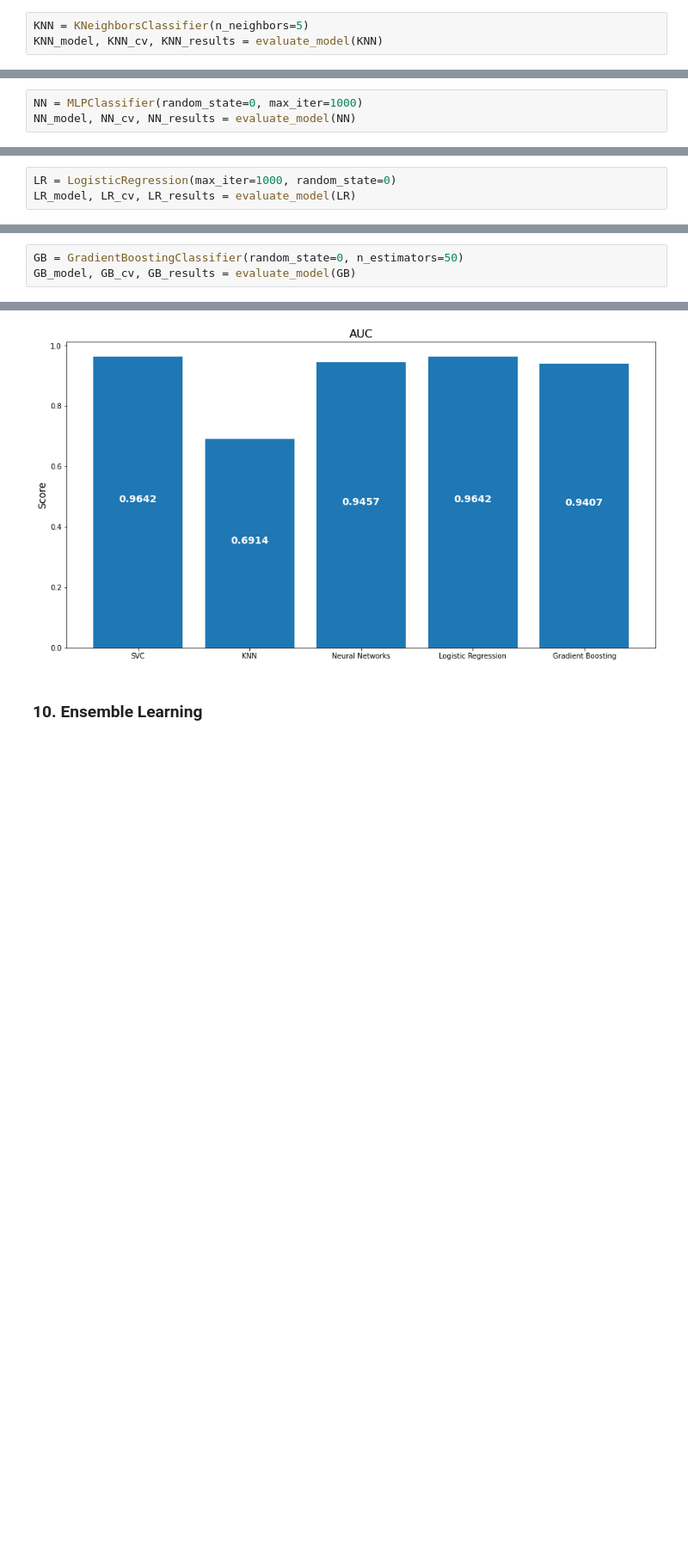
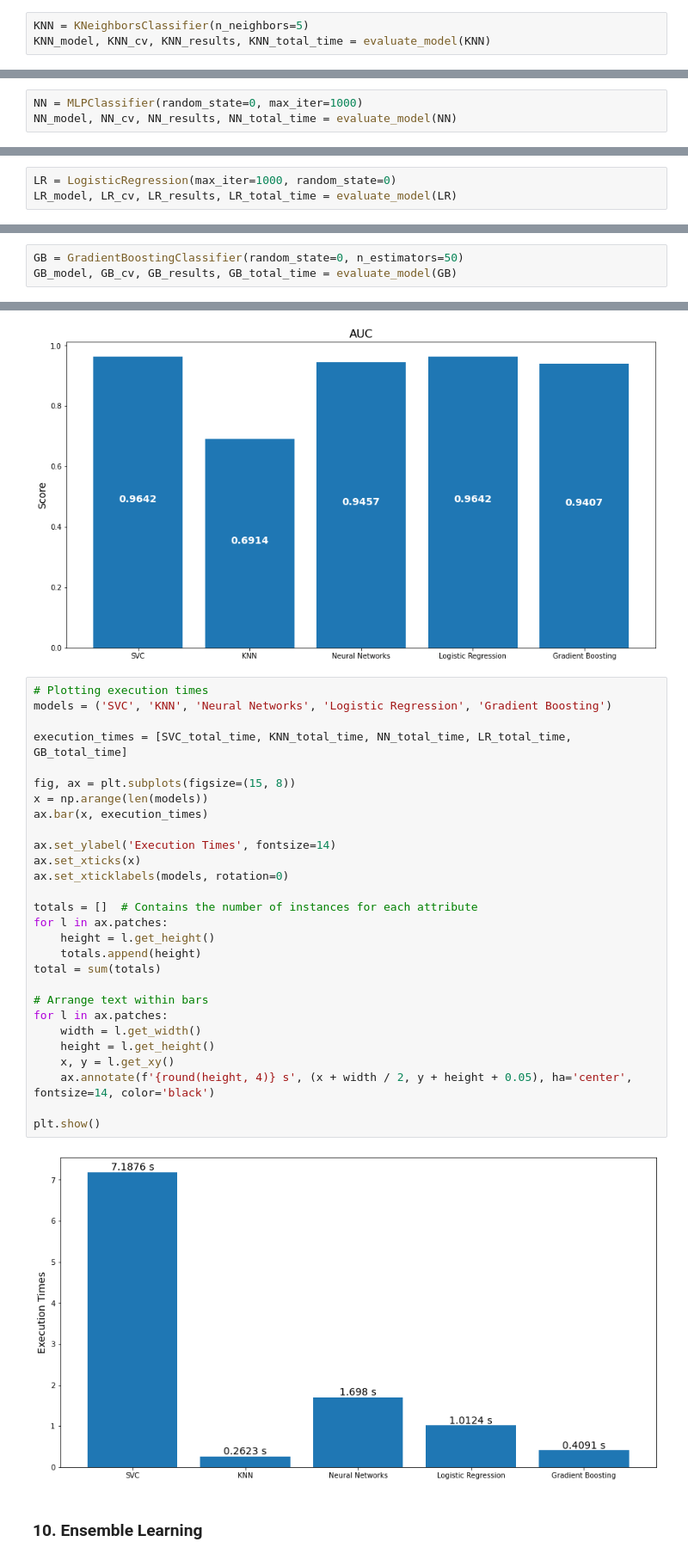
Before and after one commit to Forum-123/Predictive-Heart-Disease-Model, a Jupyter notebook: 2. ML Methods.ipynb, the cells around one changed output, grey strips where cells are left out. Shown at 86% size. Saved outputs shown, nothing was run; the diff lists cells and outputs as text; blank space fills up the shorter version.

Commit message:
Calculate execution times

```diff
--- a/2. ML Methods.ipynb
+++ b/2. ML Methods.ipynb
@@ -200,7 +179,7 @@ Standard Deviation: 0.04027530712100382
 ### 5. K Nearest Neighbours
 # %%
 KNN = KNeighborsClassifier(n_neighbors=5)
-KNN_model, KNN_cv, KNN_results = evaluate_model(KNN)
+KNN_model, KNN_cv, KNN_results, KNN_total_time = evaluate_model(KNN)
 # %% [output]
 Accuracy of model predicting from training data: 0.7841409691629956
 
@@ -235,7 +215,7 @@ Standard Deviation: 0.03025842260207835
 ### 6. Neural Networks
 # %%
 NN = MLPClassifier(random_state=0, max_iter=1000)
-NN_model, NN_cv, NN_results = evaluate_model(NN)
+NN_model, NN_cv, NN_results, NN_total_time = evaluate_model(NN)
 # %% [output]
 Accuracy of model predicting from training data: 0.8546255506607929
 
@@ -270,7 +251,7 @@ Standard Deviation: 0.03839661162848997
 ### 7. Logistic Regression
 # %%
 LR = LogisticRegression(max_iter=1000, random_state=0)
-LR_model, LR_cv, LR_results = evaluate_model(LR)
+LR_model, LR_cv, LR_results, LR_total_time = evaluate_model(LR)
 # %% [output]
 Accuracy of model predicting from training data: 0.8414096916299559
 
@@ -314,7 +296,7 @@ Since accuracy scores for training and test data are similar, the Logistic Regre
 ### 8. Gradient Boosting Trees
 # %%
 GB = GradientBoostingClassifier(random_state=0, n_estimators=50)
-GB_model, GB_cv, GB_results = evaluate_model(GB)
+GB_model, GB_cv, GB_results, GB_total_time = evaluate_model(GB)
 # %% [output]
 Accuracy of model predicting from training data: 0.973568281938326
 
@@ -422,6 +405,36 @@ plt.show()
 [figure]
 [figure]
 [figure]
+# %%
+# Plotting execution times
+models = ('SVC', 'KNN', 'Neural Networks', 'Logistic Regression', 'Gradient Boosting')
+
+execution_times = [SVC_total_time, KNN_total_time, NN_total_time, LR_total_time, GB_total_time]
+
+fig, ax = plt.subplots(figsize=(15, 8))
+x = np.arange(len(models))
+ax.bar(x, execution_times)
+
+ax.set_ylabel('Execution Times', fontsize=14)
+ax.set_xticks(x)
+ax.set_xticklabels(models, rotation=0)
+
+totals = []  # Contains the number of instances for each attribute
+for l in ax.patches:
+    height = l.get_height()
+    totals.append(height)
+total = sum(totals)
+
+# Arrange text within bars
+for l in ax.patches:
+    width = l.get_width()
+    height = l.get_height()
+    x, y = l.get_xy()
+    ax.annotate(f'{round(height, 4)} s', (x + width / 2, y + height + 0.05), ha='center', fontsize=14, color='black')
+
+plt.show()
+# %% [output]
+[figure, added]
 # %% [markdown]
 ### 10. Ensemble Learning
 # %%
```
Also changed, not shown: parts of 19 cells of this notebook.
